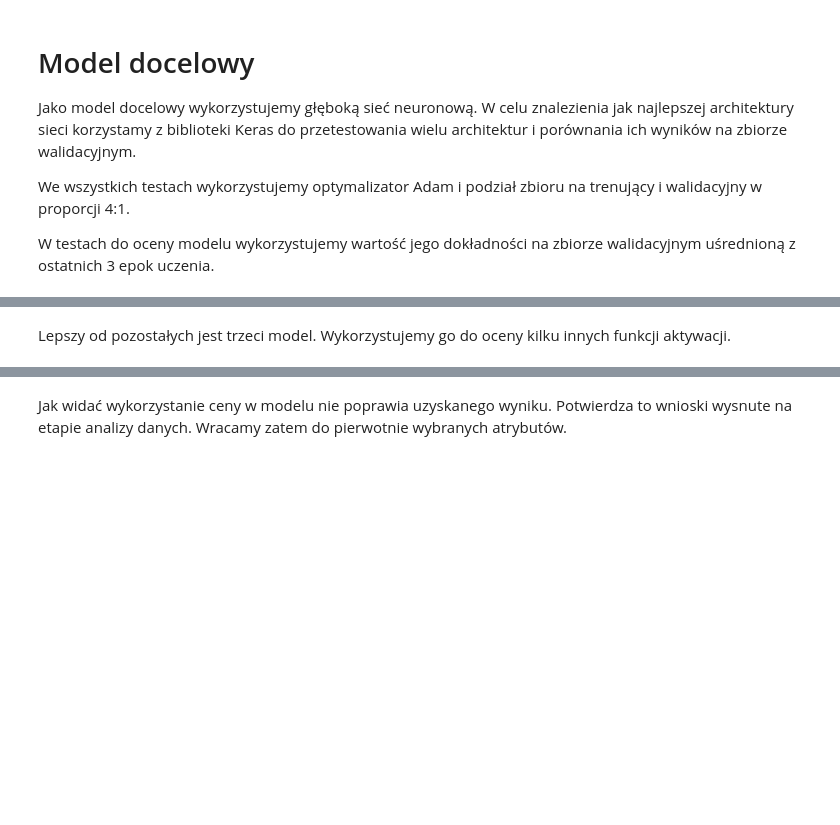
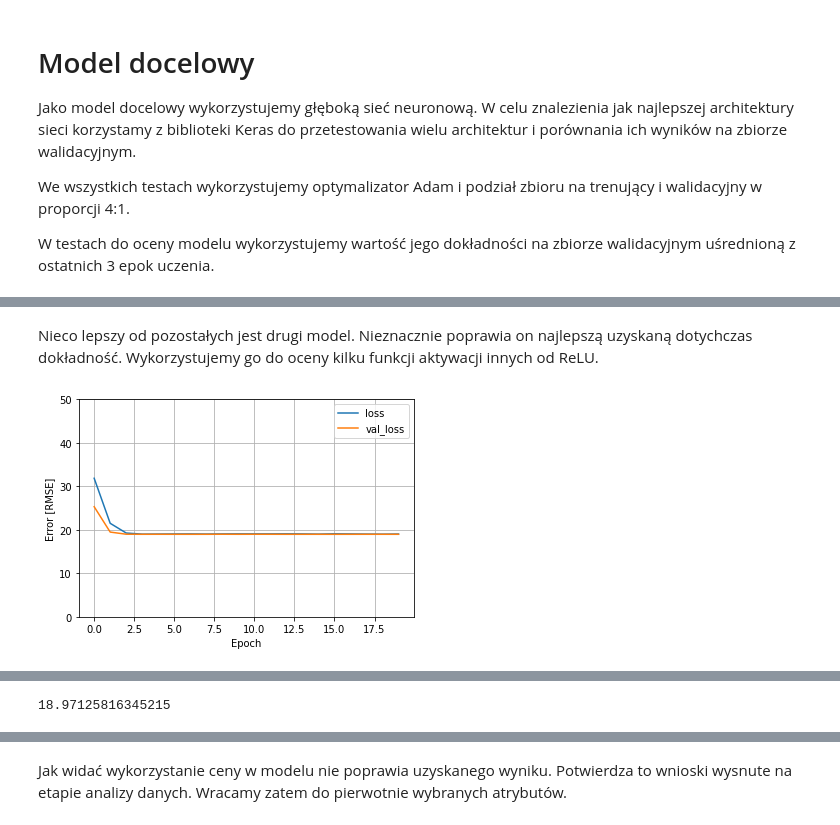
Before and after one commit to plibera/IUM_Project, a Jupyter notebook: models.ipynb, the cells around one changed output, grey strips where cells are left out. Cells and saved outputs as stored; diff of their text form; code cells hidden in the pictures; blank space fills up the shorter version.

```diff
--- a/models.ipynb
+++ b/models.ipynb
@@ -637,15 +661,17 @@ plot_loss(test_model(model, epochs=20, verbose=0))
 # %% [markdown]
-Lepszy od pozostałych jest trzeci model. Wykorzystujemy go do oceny kilku innych funkcji aktywacji.
+Nieco lepszy od pozostałych jest drugi model. Nieznacznie poprawia on najlepszą uzyskaną dotychczas dokładność. Wykorzystujemy go do oceny kilku funkcji aktywacji innych od ReLU.
 # %%
 model = keras.Sequential()
 model.add(keras.Input(shape=(trainData.shape[1],)))
 model.add(layers.Dense(1024, activation="sigmoid"))
 model.add(layers.Dropout(0.2))
-model.add(layers.Dense(1024, activation="sigmoid"))
+model.add(layers.Dense(2048, activation="sigmoid"))
 model.add(layers.Dropout(0.2))
 model.add(layers.Dense(1024, activation="sigmoid"))
 model.add(layers.Dropout(0.2))
-model.add(layers.Dense(128, activation="sigmoid"))
+model.add(layers.Dense(256, activation="sigmoid"))
 model.add(layers.Dropout(0.2))
 model.add(layers.Dense(1, activation="relu"))
 plot_loss(test_model(model, epochs=20, verbose=0))
+# %% [output]
+[figure, added]
@@ -652,3 +679,4 @@ plot_loss(test_model(model, epochs=20, verbose=0))
+18.97125816345215
 # %%
 model = keras.Sequential()
 model.add(keras.Input(shape=(trainData.shape[1],)))
```
Also changed, not shown: parts of 38 cells of this notebook, 6 other files.
